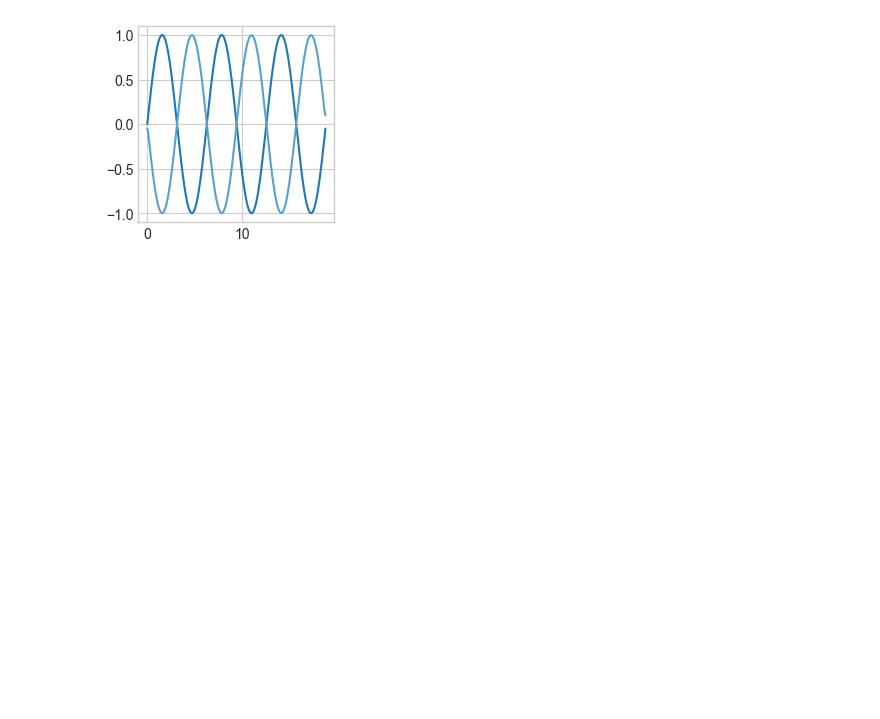
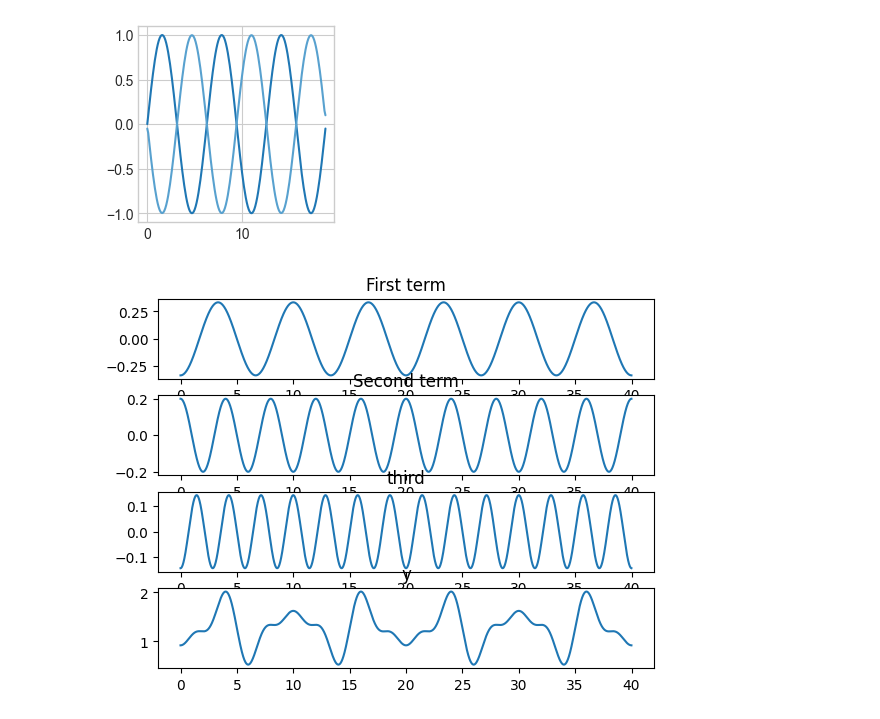
Before and after one commit to zodwick/SC-Lab-Questions-MEC, a Jupyter notebook: questuin.ipynb, the cells around one changed output. Saved outputs shown, nothing was run; the diff lists cells and outputs as text; code cells hidden in the pictures; blank space fills up the shorter version.

```diff
--- a/questuin.ipynb
+++ b/questuin.ipynb
@@ -230,3 +230,28 @@ plt.plot(x,d1)
 plt.show()
 # %% [output]
 [figure]
+# %%
+import numpy as np
+import matplotlib.pyplot as plt
+import math
+T=20
+t = np.arange(0, 40, 0.01) # arguments: start, stop, step
+n=1
+y1 = ((-1)**n)*1/(2*n+1)*np.cos(2*math.pi*(2*n+1)*t/T)
+n=2
+y2 = ((-1)**n)*1/(2*n+1)*np.cos(2*math.pi*(2*n+1)*t/T)
+n=3
+y3 = ((-1)**n)*1/(2*n+1)*np.cos(2*math.pi*(2*n+1)*t/T)
+y =(4/math.pi)*(1+y1+y2+y3)
+fig,a = plt.subplots(4,1)
+a[0].plot(t,y1)
+a[0].set_title('First term')
+a[1].plot(t,y2)
+a[1].set_title('Second term')
+a[2].plot(t,y3)
+a[2].set_title('third')
+a[3].plot(t,y)
+a[3].set_title('y')
+plt.show()
+# %% [output]
+[figure, added]
```
Also changed, not shown: parts of 8 cells of this notebook.
